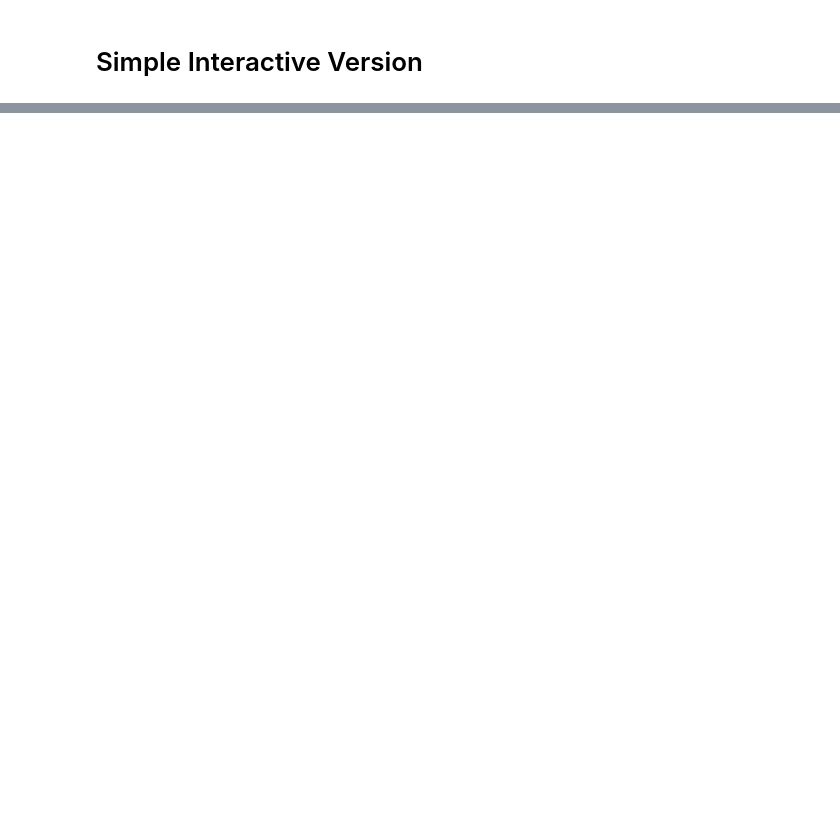
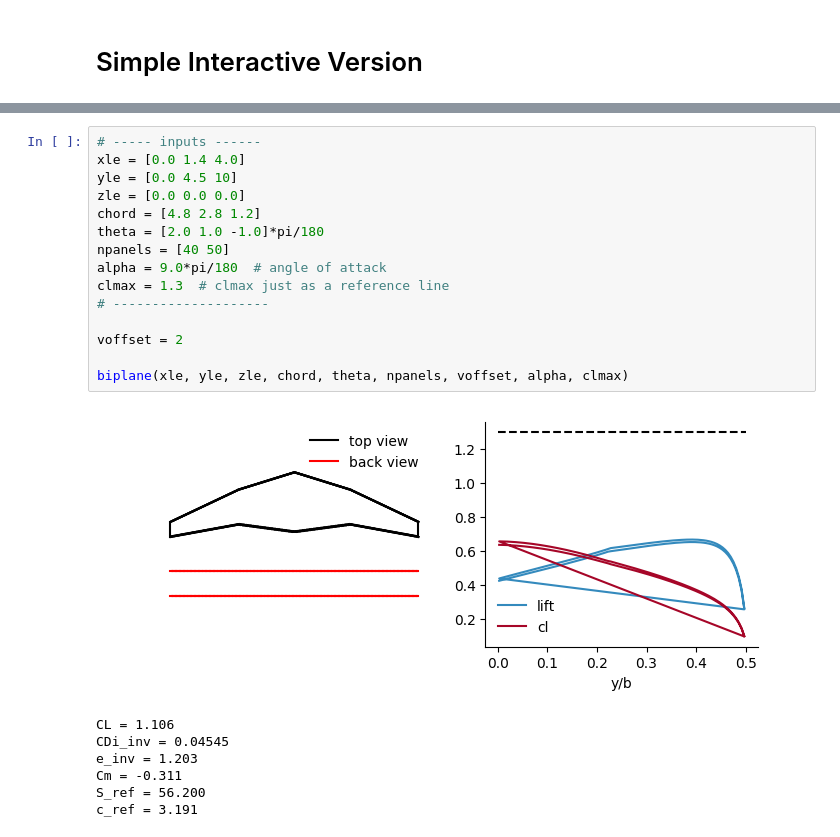
Before and after one commit to byuflowlab/415notebooks, a Jupyter notebook: SimpleWingDesign.ipynb, the cells around one changed output, grey strips where cells are left out. Cells and saved outputs as stored; diff of their text form; blank space fills up the shorter version.

```diff
--- a/SimpleWingDesign.ipynb
+++ b/SimpleWingDesign.ipynb
@@ -49,0 +71,23 @@ S_ref = 417.5
+# %%
+# ----- inputs ------
+xle = [0.0 1.4 4.0]
+yle = [0.0 4.5 10]
+zle = [0.0 0.0 0.0]
+chord = [4.8 2.8 1.2]
+theta = [2.0 1.0 -1.0]*pi/180
+npanels = [40 50]
+alpha = 9.0*pi/180  # angle of attack
+clmax = 1.3  # clmax just as a reference line
+# --------------------
+
+voffset = 2
+
+biplane(xle, yle, zle, chord, theta, npanels, voffset, alpha, clmax)
+# %% [output]
+[figure, added]
+CL = 1.106
+CDi_inv = 0.04545
+e_inv = 1.203
+Cm = -0.311
+S_ref = 56.200
+c_ref = 3.191
```
Also changed, not shown: parts of 7 cells of this notebook, 11 other files.
